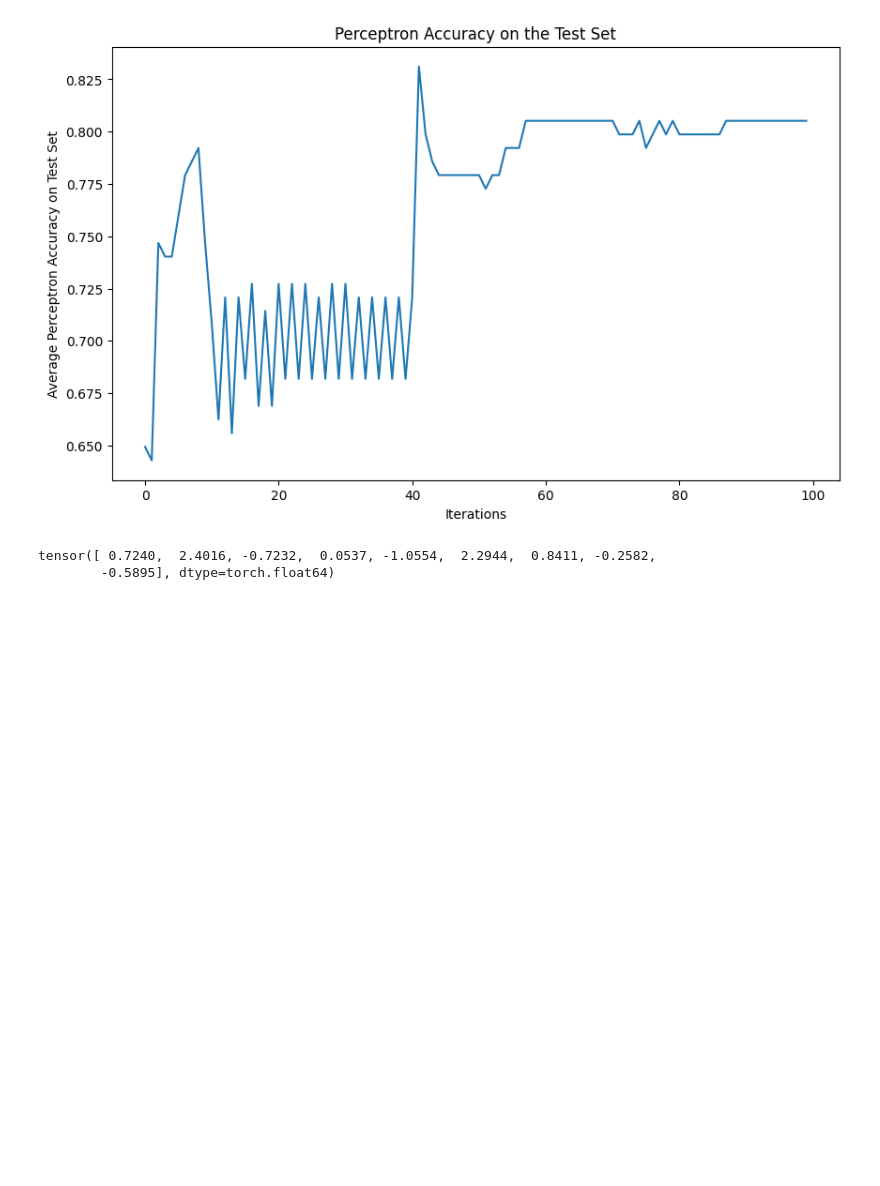
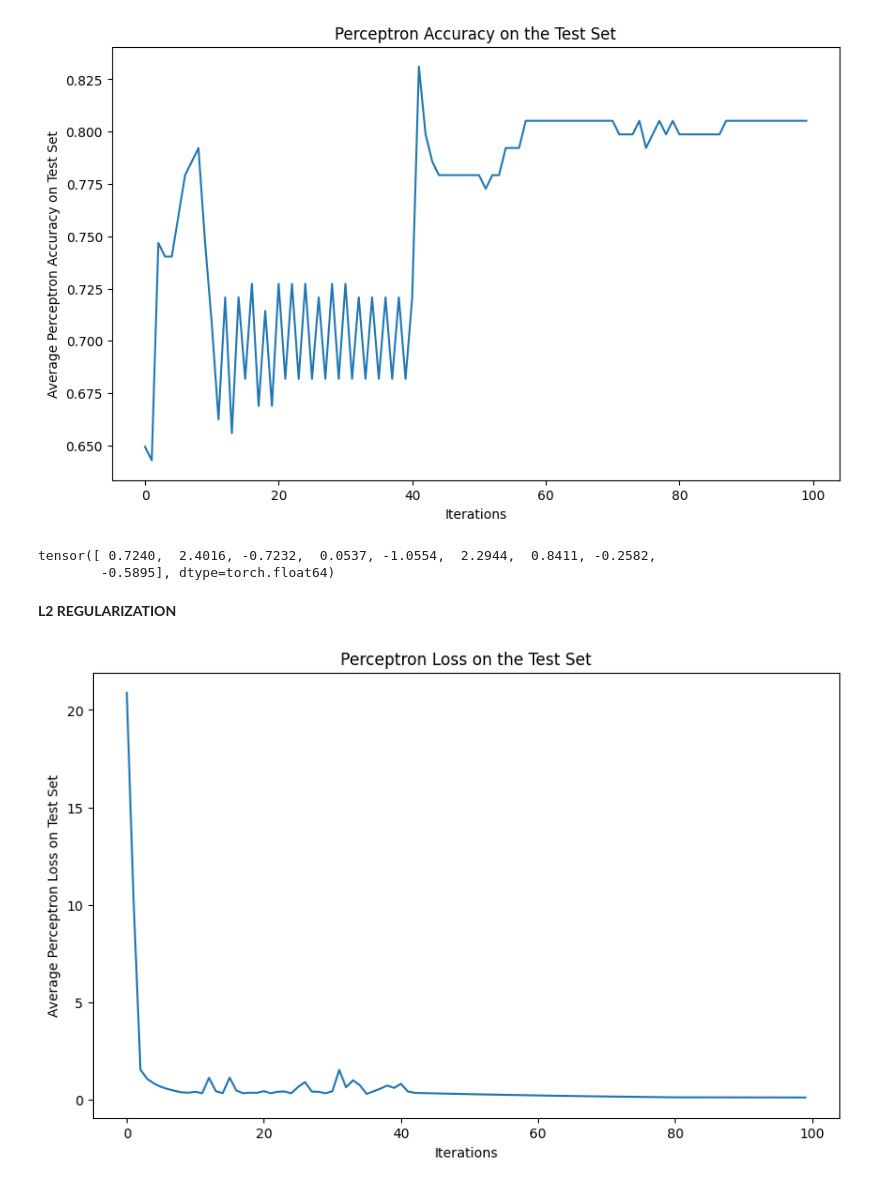
Before and after one commit to dasgauranga2/Deep-Learning-Fundamentals-Assignment-1, a Jupyter notebook: Assignment 1.ipynb, the cells around one changed output. Cells and saved outputs as stored; diff of their text form; code cells hidden in the pictures; blank space fills up the shorter version.

Commit message:
L2 Regularization

```diff
--- a/Assignment 1.ipynb
+++ b/Assignment 1.ipynb
@@ -228,3 +227,5 @@ w
 # %% [output]
 tensor([ 0.7240,  2.4016, -0.7232,  0.0537, -1.0554,  2.2944,  0.8411, -0.2582,
         -0.5895], dtype=torch.float64)
+# %% [markdown]
+**L2 REGULARIZATION**
@@ -230,0 +238,46 @@ tensor([ 0.7240,  2.4016, -0.7232,  0.0537, -1.0554,  2.2944,  0.8411, -0.2582,
+# %%
+# WEIGHT VECTOR ALSO CONTAINING THE BIAS
+# INITIALIZED TO ZERO
+w = torch.zeros(x.shape[1]+1, dtype=torch.float64)
+# %%
+test_losses = []
+test_accs = []
+# %%
+for j in range(n_iter):
+    # VECTOR USED TO UPDATE THE WEIGHT VECTOR
+    weight_update = torch.zeros_like(w)
+
+    for i in range(x_train.shape[0]):
+        # EACH INPUT VECTOR CONCATENATED WITH 1
+        xi = torch.cat((x_train[i],torch.tensor([1])),dim=0)
+        # TARGET LABEL
+        yi = y_train[i]
+        # VALUE OF INDICATOR FUNCTION
+        ind = indicator_func(xi,yi,w)
+
+        # ADD THE PERCEPTRON UPDATES FOR EACH ITERATION
+        weight_update = weight_update + (yi*xi*ind)
+
+    # UPDATE THE WEIGHT VECTOR
+    w = w + lr*(weight_update - (l2_reg*w))
+
+    if j%200 == 0:
+        lr = lr*0.1
+
+    if j%5 == 0:
+        # CALCULATE THE PERCEPTRON LOSS ON THE TEST DATASET
+        test_losses.append(loss_func(x_test,y_test,w))
+
+        # CALCULATE THE PERCEPTRON ACCURACY ON THE TEST DATASET
+        test_accs.append(acc_func(x_test,y_test,w))
+# %%
+plt.figure(figsize=(10, 6))
+
+plt.plot(test_losses)
+
+plt.xlabel('Iterations')
+plt.ylabel('Average Perceptron Loss on Test Set')
+plt.title('Perceptron Loss on the Test Set')
+plt.show()
+# %% [output]
+[figure, added]
```
Also changed, not shown: parts of 4 cells of this notebook.
